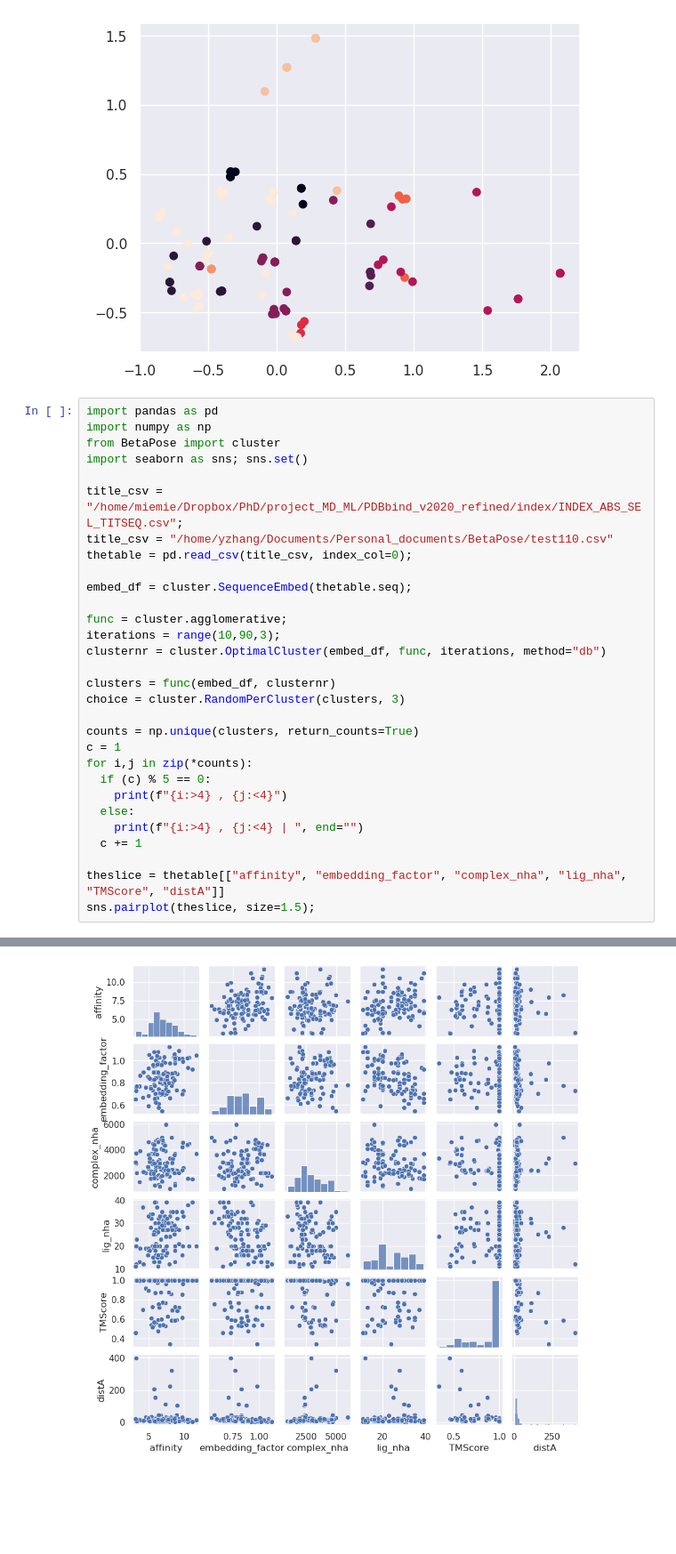
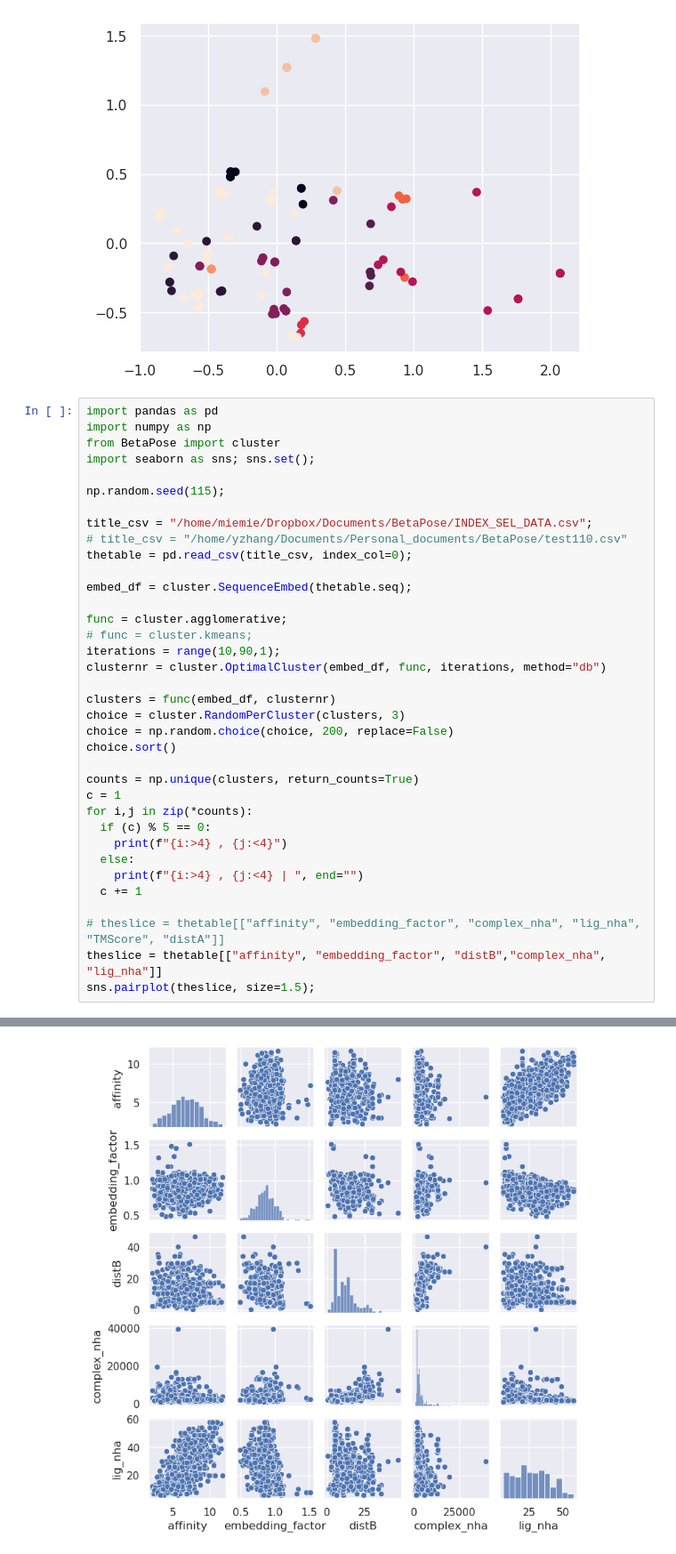
Before and after one commit to miemiemmmm/Nearl, a Jupyter notebook: notebooks/PDBBind_selection.ipynb, the cells around one changed output, grey strips where cells are left out. Shown at 89% size. Drawn from its saved outputs; the diff is of its cells as text; blank space fills up the shorter version.

```diff
--- a/notebooks/PDBBind_selection.ipynb
+++ b/notebooks/PDBBind_selection.ipynb
@@ -302,20 +276,25 @@ view2d(embed_df, labels)
 import pandas as pd
 import numpy as np
 from BetaPose import cluster
-import seaborn as sns; sns.set()
+import seaborn as sns; sns.set();
 
-title_csv = "/home/miemie/Dropbox/PhD/project_MD_ML/PDBbind_v2020_refined/index/INDEX_ABS_SEL_TITSEQ.csv";
-title_csv = "/home/yzhang/Documents/Personal_documents/BetaPose/test110.csv"
+np.random.seed(115);
+
+title_csv = "/home/miemie/Dropbox/Documents/BetaPose/INDEX_SEL_DATA.csv";
+# title_csv = "/home/yzhang/Documents/Personal_documents/BetaPose/test110.csv"
 thetable = pd.read_csv(title_csv, index_col=0);
 
 embed_df = cluster.SequenceEmbed(thetable.seq);
 
 func = cluster.agglomerative;
-iterations = range(10,90,3);
+# func = cluster.kmeans;
+iterations = range(10,90,1);
 clusternr = cluster.OptimalCluster(embed_df, func, iterations, method="db")
 
 clusters = func(embed_df, clusternr)
 choice = cluster.RandomPerCluster(clusters, 3)
+choice = np.random.choice(choice, 200, replace=False)
+choice.sort()
 
 counts = np.unique(clusters, return_counts=True)
 c = 1
@@ -326,6 +305,7 @@ for i,j in zip(*counts):
     print(f"{i:>4} , {j:<4} | ", end="")
   c += 1
 
-theslice = thetable[["affinity", "embedding_factor", "complex_nha", "lig_nha", "TMScore", "distA"]]
+# theslice = thetable[["affinity", "embedding_factor", "complex_nha", "lig_nha", "TMScore", "distA"]]
+theslice = thetable[["affinity", "embedding_factor", "distB","complex_nha", "lig_nha"]]
 sns.pairplot(theslice, size=1.5);
 # %% [output]
@@ -351 +329 @@ Random choice per cluster returned 110 values
-[figure, old version]
+[figure, new version]
```
Also changed, not shown: parts of 16 cells of this notebook, 9 other files.
